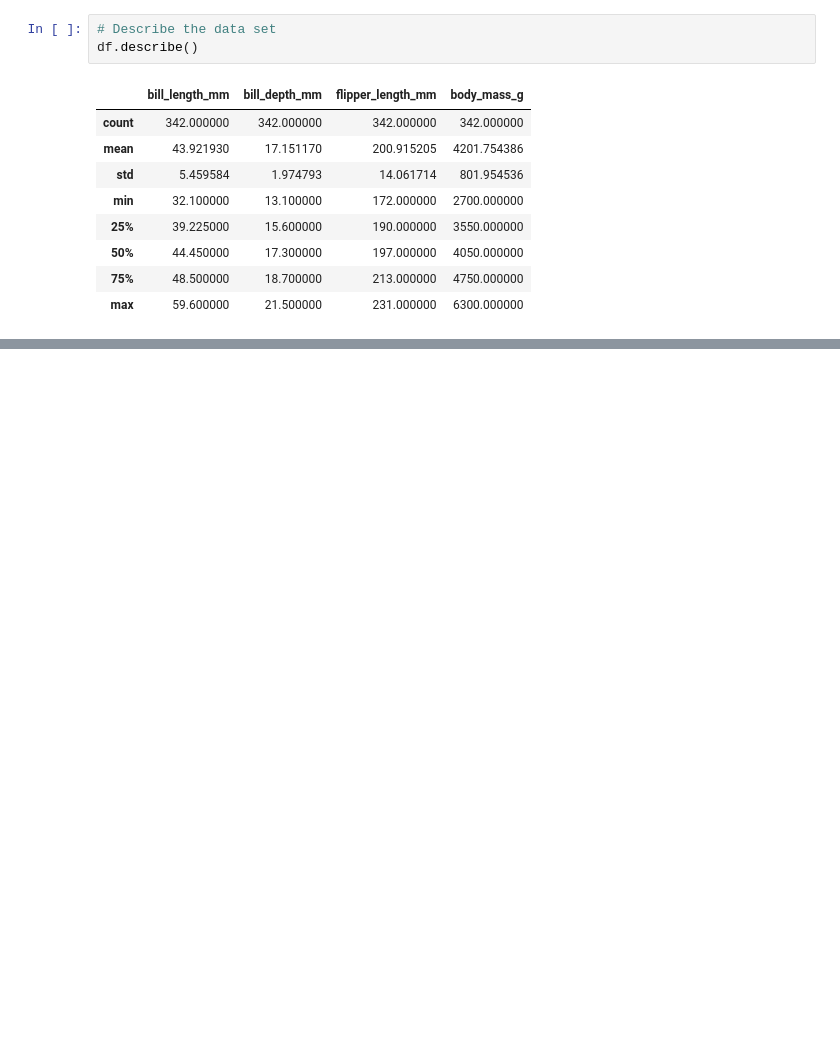
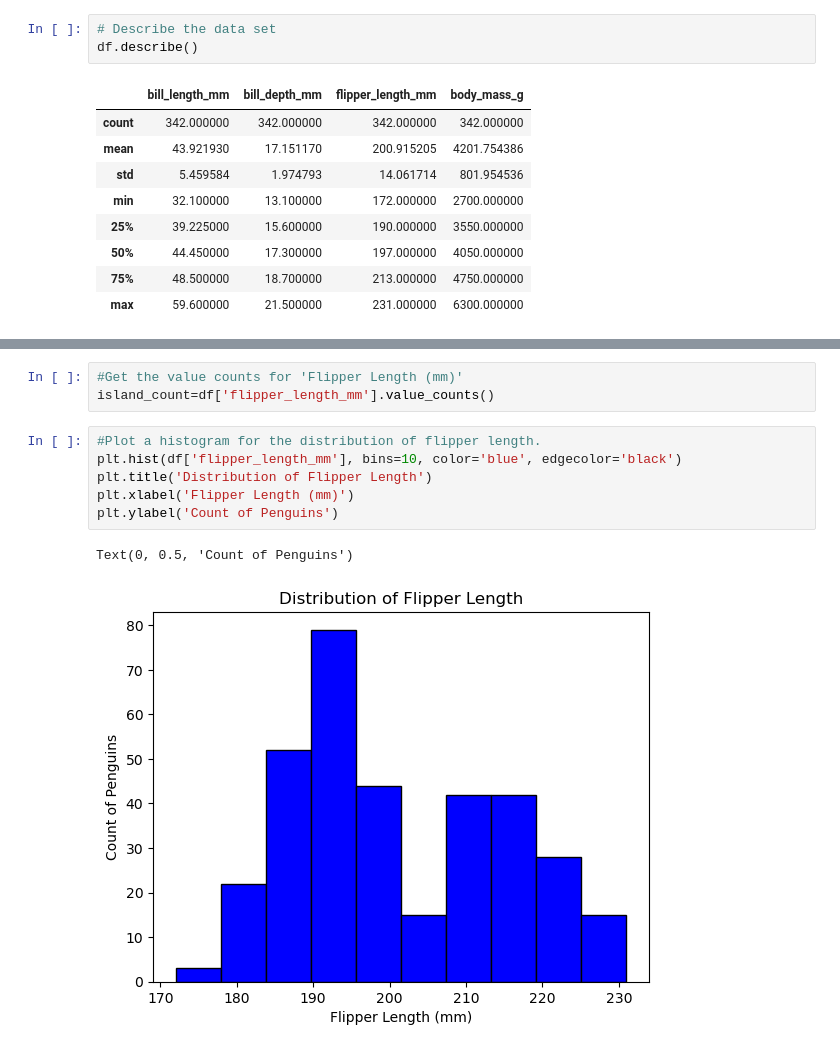
Before and after one commit to sarahembarry/poda-project, a Jupyter notebook: penguins.ipynb, the cells around one changed output, grey strips where cells are left out. Drawn from its saved outputs; the diff is of its cells as text; blank space fills up the shorter version.

```diff
--- a/penguins.ipynb
+++ b/penguins.ipynb
@@ -82,0 +105,12 @@ plt.hist(df['bill_length_mm'], bins=20, color='skyblue', edgecolor='black')
+# %%
+#Get the value counts for 'Flipper Length (mm)'
+island_count=df['flipper_length_mm'].value_counts()
+# %%
+#Plot a histogram for the distribution of flipper length.
+plt.hist(df['flipper_length_mm'], bins=10, color='blue', edgecolor='black')
+plt.title('Distribution of Flipper Length')
+plt.xlabel('Flipper Length (mm)')
+plt.ylabel('Count of Penguins')
+# %% [output]
+Text(0, 0.5, 'Count of Penguins')
+[figure, added]
```
Also changed, not shown: parts of 17 cells of this notebook, 1 other file.
